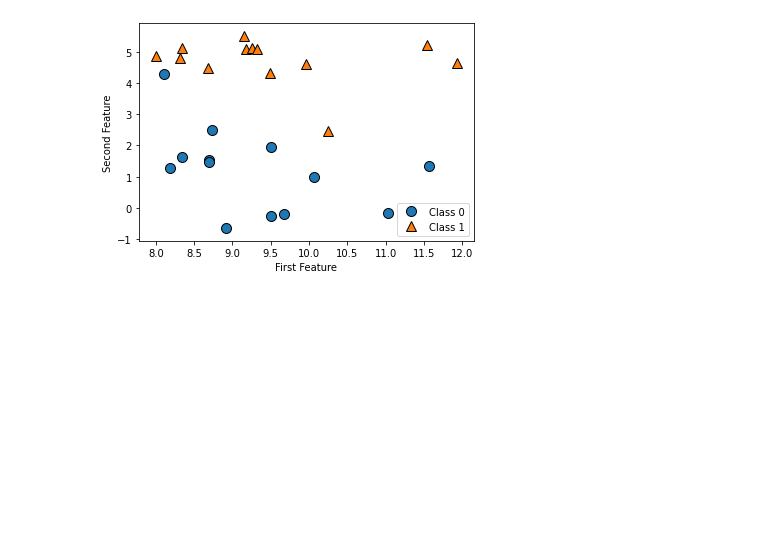
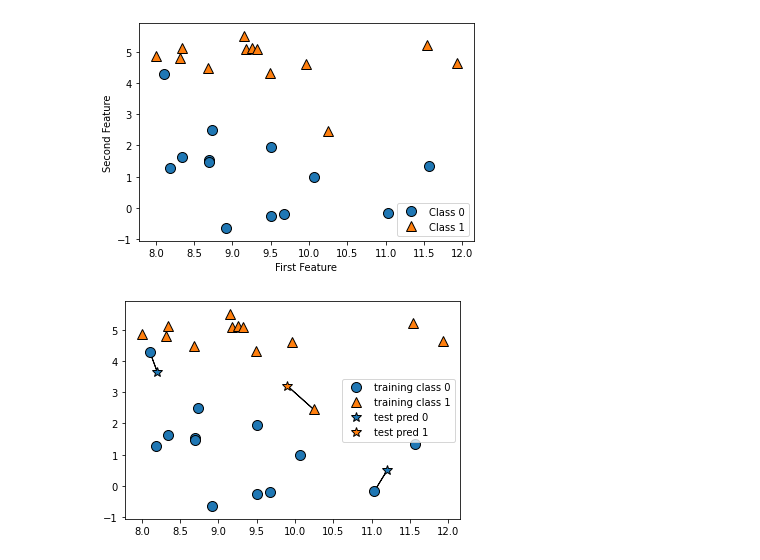
Before and after one commit to runjhunratawal/Machine-Learning-with-Python-Practice, a Jupyter notebook: Supervised_ML_Algorithms.ipynb, the cells around one changed output. Saved outputs shown, nothing was run; the diff lists cells and outputs as text; code cells hidden in the pictures; blank space fills up the shorter version.

```diff
--- a/Supervised_ML_Algorithms.ipynb
+++ b/Supervised_ML_Algorithms.ipynb
@@ -45,3 +48,11 @@ print("X.shape: {}".format(x.shape))
 # %% [output]
 X.shape: (26, 2)
 [figure]
+# %%
+'''
+    In this simple version of KNN Algorithm, we only consider "one nearest neighbour"  which is the closest training data point to the point we want to make a prediction for.
+'''
+
+mglearn.plots.plot_knn_classification(n_neighbors=1)
+# %% [output]
+[figure, added]
```
Also changed, not shown: parts of 6 cells of this notebook.
